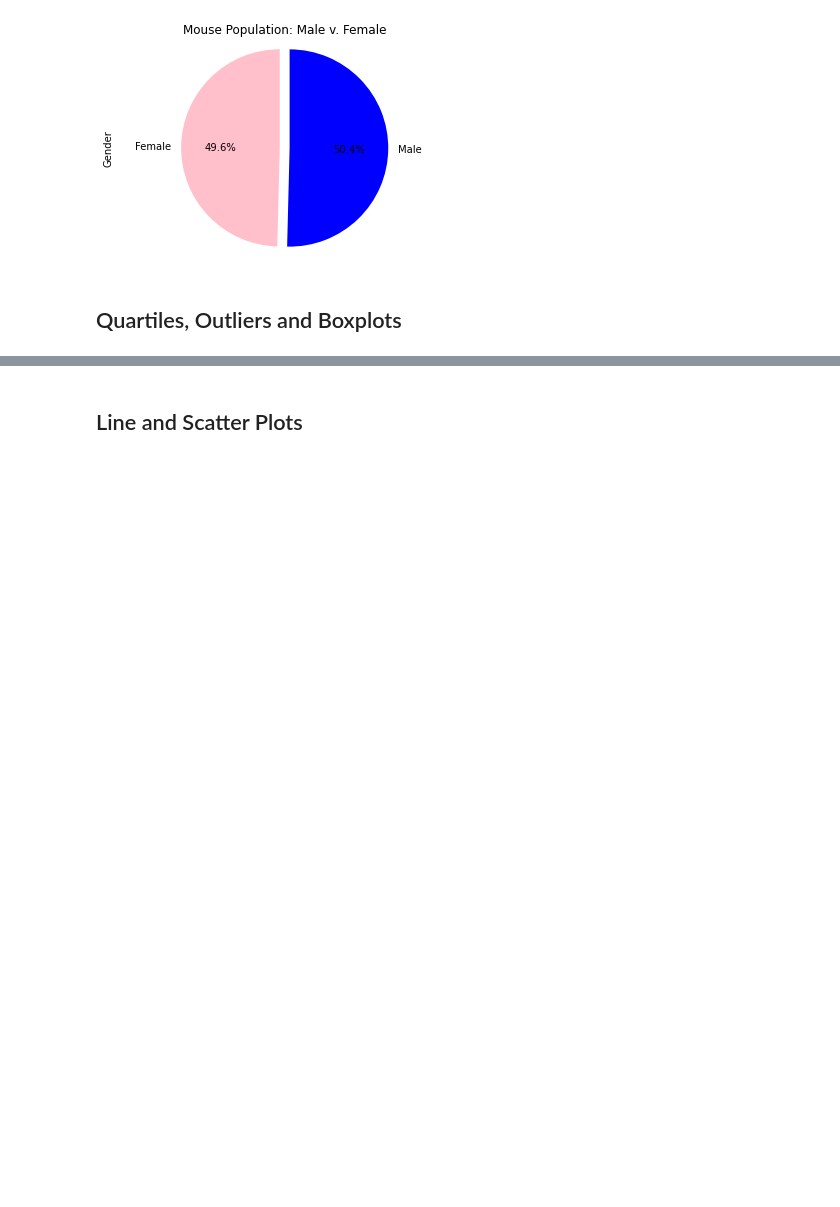
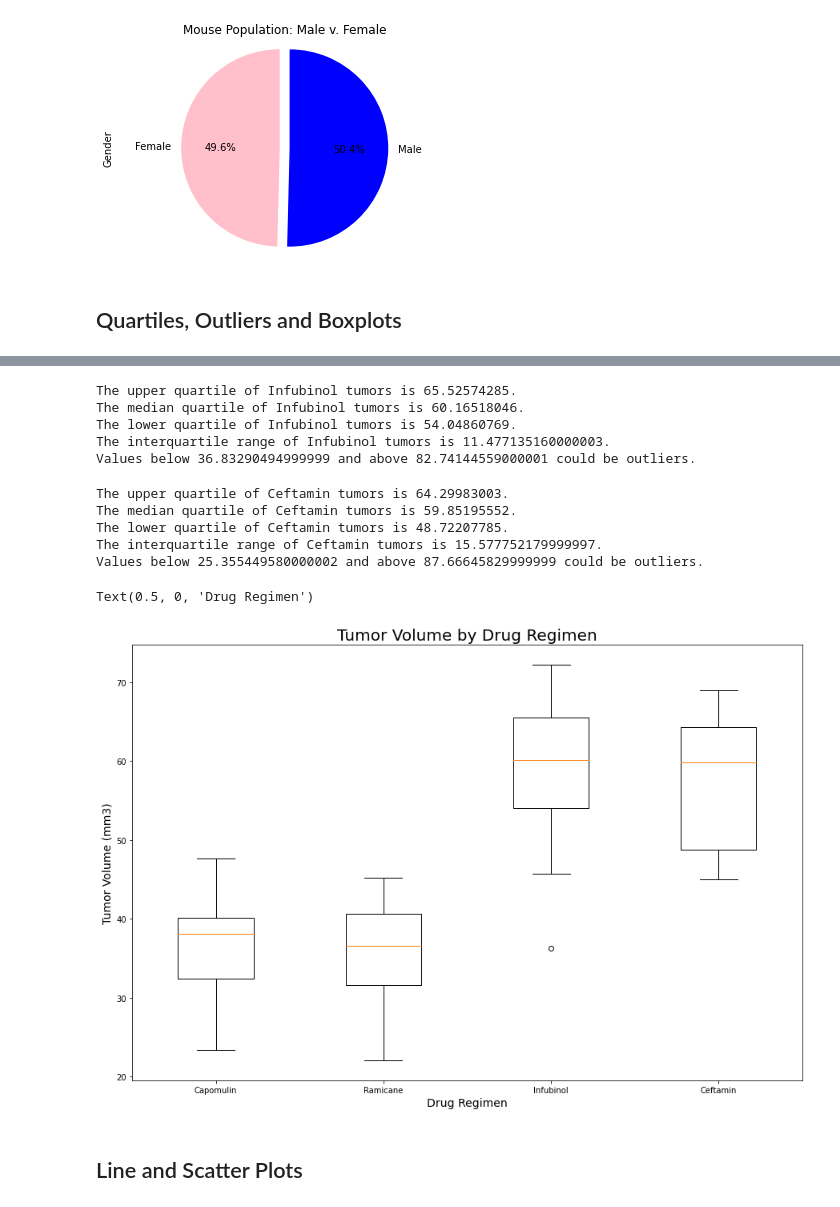
Before and after one commit to szig97/matplotlib-challenge, a Jupyter notebook: pymaceuticals.ipynb, the cells around one changed output, grey strips where cells are left out. Saved outputs shown, nothing was run; the diff lists cells and outputs as text; code cells hidden in the pictures; blank space fills up the shorter version.

Commit message:
adding quartiles, outliers, and boxplots code

```diff
--- a/pymaceuticals.ipynb
+++ b/pymaceuticals.ipynb
@@ -233,17 +244,6 @@ plt.axis("equal")
 # %%
 # Put treatments into a list for for loop (and later for plot labels)
-
+Regimen = ["Capomulin", "Ramicane", "Infubinol", "Ceftamin"]
 
 # Create empty list to fill with tumor vol data (for plotting)
-
-
-# Calculate the IQR and quantitatively determine if there are any potential outliers.
-
-
-    # Locate the rows which contain mice on each drug and get the tumor volumes
-
-
-    # add subset
-
-
-    # Determine outliers using upper and lower bounds
+plot_list = [capomulin_tumors, ramicane_tumors, infubinol_tumors, ceftamin_tumors]
@@ -250,5 +296,59 @@ plt.axis("equal")
+# %%
+# Infubinol: Calculate the IQR and quantitatively determine if there are any potential outliers.
+infubinol_tumors = infubinol_vol["Tumor Volume (mm3)"]
+quartiles = infubinol_tumors.quantile([.25,.5,.75])
+upperq = quartiles[.75]
+lowerq = quartiles[.25]
+iqr = upperq - lowerq
+
+print(f"The upper quartile of Infubinol tumors is {upperq}.")
+print(f"The median quartile of Infubinol tumors is {quartiles[.5]}.")
+print(f"The lower quartile of Infubinol tumors is {lowerq}.")
+print(f"The interquartile range of Infubinol tumors is {iqr}.")
+
+upper_bound = upperq + (1.5*iqr)
+lower_bound = lowerq - (1.5*iqr)
+
+print(f"Values below {lower_bound} and above {upper_bound} could be outliers.")
+# %% [output]
+The upper quartile of Infubinol tumors is 65.52574285.
+The median quartile of Infubinol tumors is 60.16518046.
+The lower quartile of Infubinol tumors is 54.04860769.
+The interquartile range of Infubinol tumors is 11.477135160000003.
+Values below 36.83290494999999 and above 82.74144559000001 could be outliers.
+# %%
+# Ceftamin: Calculate the IQR and quantitatively determine if there are any potential outliers.
+ceftamin_tumors = ceftamin_vol["Tumor Volume (mm3)"]
+quartiles = ceftamin_tumors.quantile([.25,.5,.75])
+upperq = quartiles[.75]
+lowerq = quartiles[.25]
+iqr = upperq - lowerq
+
+print(f"The upper quartile of Ceftamin tumors is {upperq}.")
+print(f"The median quartile of Ceftamin tumors is {quartiles[.5]}.")
+print(f"The lower quartile of Ceftamin tumors is {lowerq}.")
+print(f"The interquartile range of Ceftamin tumors is {iqr}.")
+
+upper_bound = upperq + (1.5*iqr)
+lower_bound = lowerq - (1.5*iqr)
+
+print(f"Values below {lower_bound} and above {upper_bound} could be outliers.")
+# %% [output]
+The upper quartile of Ceftamin tumors is 64.29983003.
+The median quartile of Ceftamin tumors is 59.85195552.
+The lower quartile of Ceftamin tumors is 48.72207785.
+The interquartile range of Ceftamin tumors is 15.577752179999997.
+Values below 25.355449580000002 and above 87.66645829999999 could be outliers.
 # %%
 # Generate a box plot of the final tumor volume of each mouse across four regimens of interest
+fig1, ax1 = plt.subplots(figsize=(15,10))
+ax1.boxplot(plot_list, labels=Regimen)
+ax1.set_title("Tumor Volume by Drug Regimen", fontsize=20)
+ax1.set_ylabel("Tumor Volume (mm3)", fontsize=14)
+ax1.set_xlabel("Drug Regimen", fontsize=14)
+# %% [output]
+Text(0.5, 0, 'Drug Regimen')
+[figure, added]
 # %% [markdown]
 ## Line and Scatter Plots
 # %%
```
Also changed, not shown: parts of 3 cells of this notebook.
